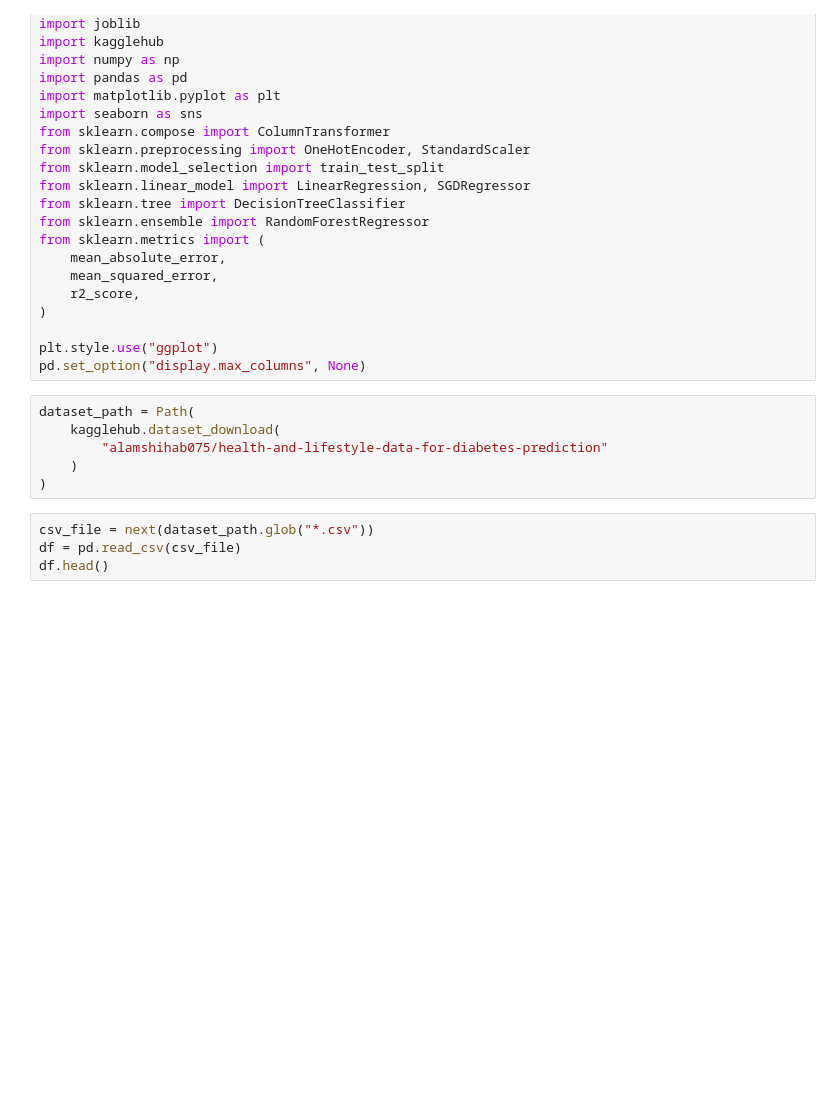
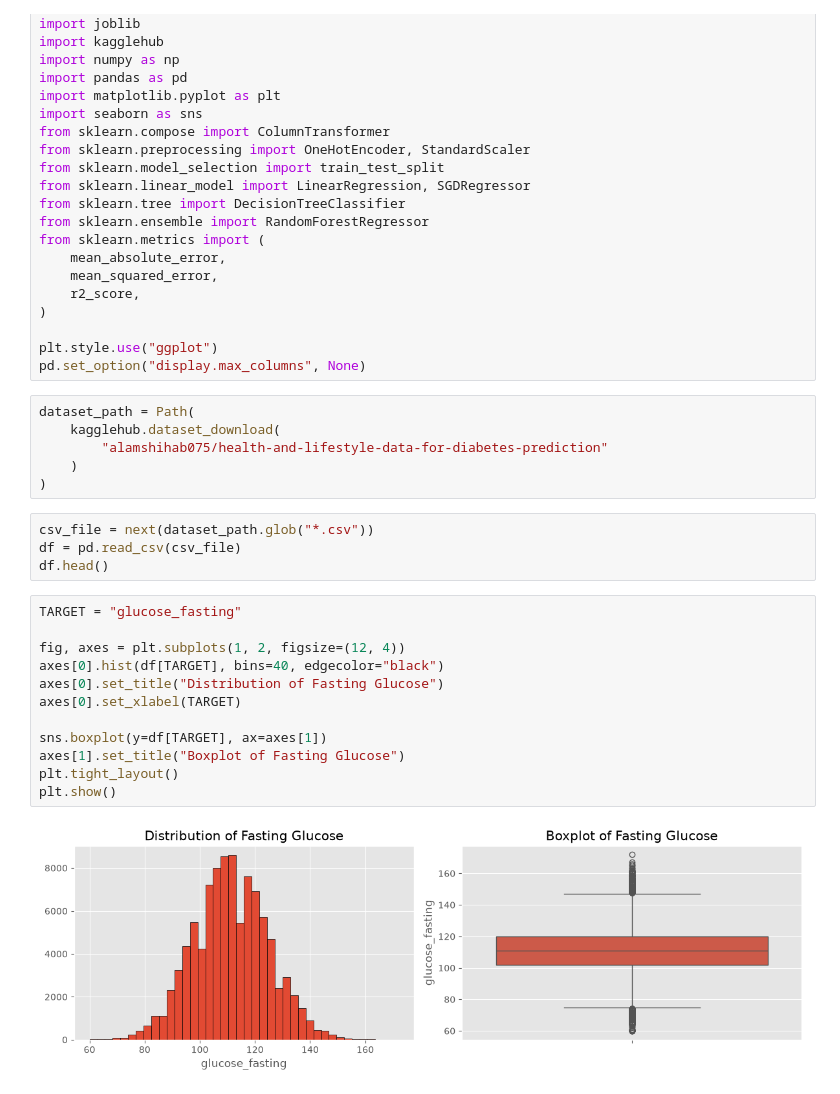
Before and after one commit to Loicet/linear_regression, a Jupyter notebook: summative/linear_regression/multivariate.ipynb, the cells around one changed output. Cells and saved outputs as stored; diff of their text form; blank space fills up the shorter version.

Commit message:
feat: visualize target variable distibution and boxplot

```diff
--- a/summative/linear_regression/multivariate.ipynb
+++ b/summative/linear_regression/multivariate.ipynb
@@ -32,3 +32,17 @@ dataset_path = Path(
 csv_file = next(dataset_path.glob("*.csv"))
 df = pd.read_csv(csv_file)
 df.head()
+# %%
+TARGET = "glucose_fasting"
+
+fig, axes = plt.subplots(1, 2, figsize=(12, 4))
+axes[0].hist(df[TARGET], bins=40, edgecolor="black")
+axes[0].set_title("Distribution of Fasting Glucose")
+axes[0].set_xlabel(TARGET)
+
+sns.boxplot(y=df[TARGET], ax=axes[1])
+axes[1].set_title("Boxplot of Fasting Glucose")
+plt.tight_layout()
+plt.show()
+# %% [output]
+[figure, added]
```
